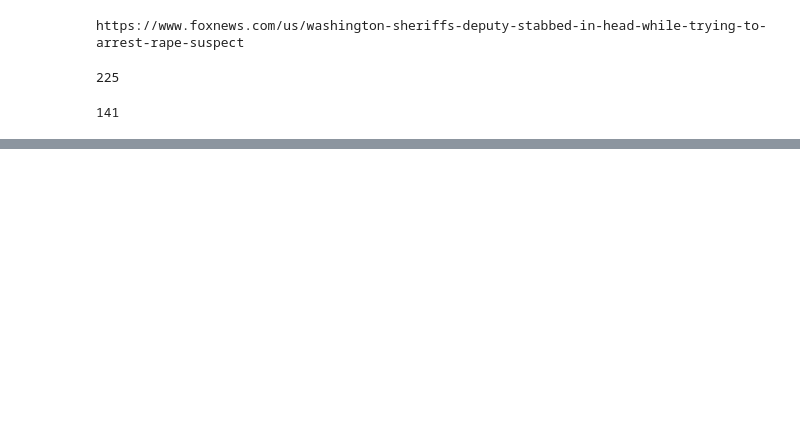
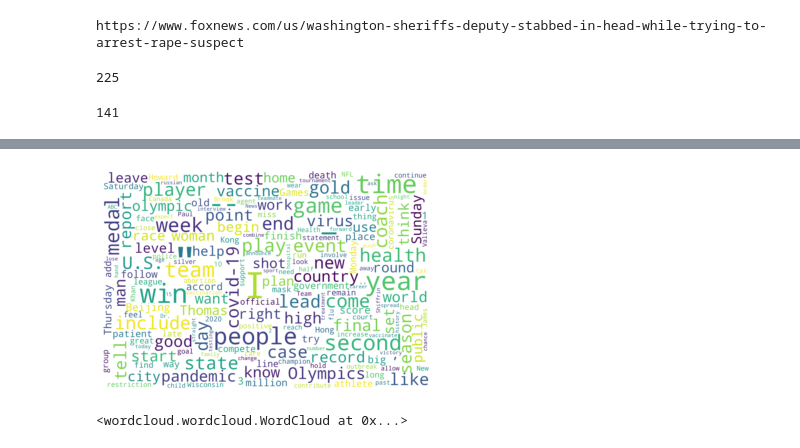
Before and after one commit to imata18/CS505, a Jupyter notebook: hw1/CS505-HW1_News.ipynb, the cells around one changed output, grey strips where cells are left out. Saved outputs shown, nothing was run; the diff lists cells and outputs as text; code cells hidden in the pictures; blank space fills up the shorter version.

```diff
--- a/hw1/CS505-HW1_News.ipynb
+++ b/hw1/CS505-HW1_News.ipynb
@@ -82,0 +125,9 @@ print(len(fullABCArticles))
+# %%
+wcABC = WordCloud(background_color="white",width=3000,height=2000, relative_scaling=0.5,normalize_plurals=False).generate_from_frequencies(nonStopWordsABC)
+plt.imshow(wcABC, interpolation='bilinear')
+plt.axis("off")
+plt.show()
+wcABC.to_file('wordCloudABC.png')
+# %% [output]
+[figure, added]
+<wordcloud.wordcloud.WordCloud at 0x...>
```
Also changed, not shown: parts of 4 cells of this notebook, 2 other files.
